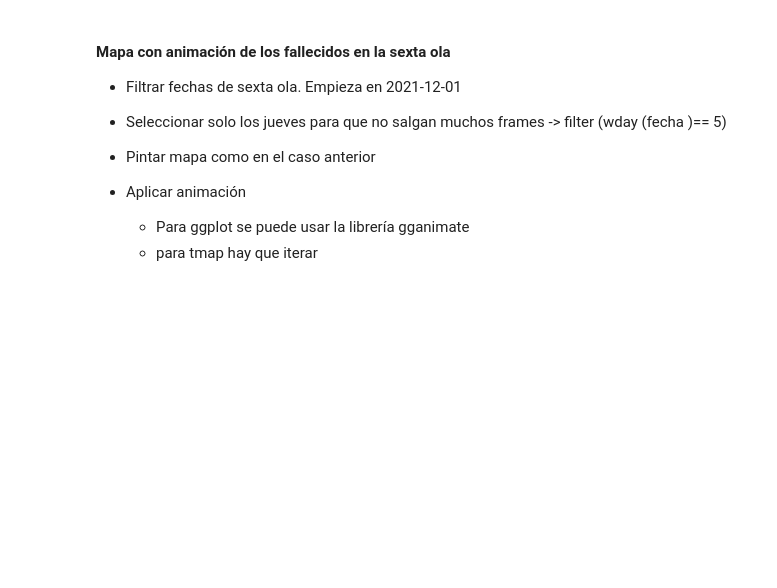
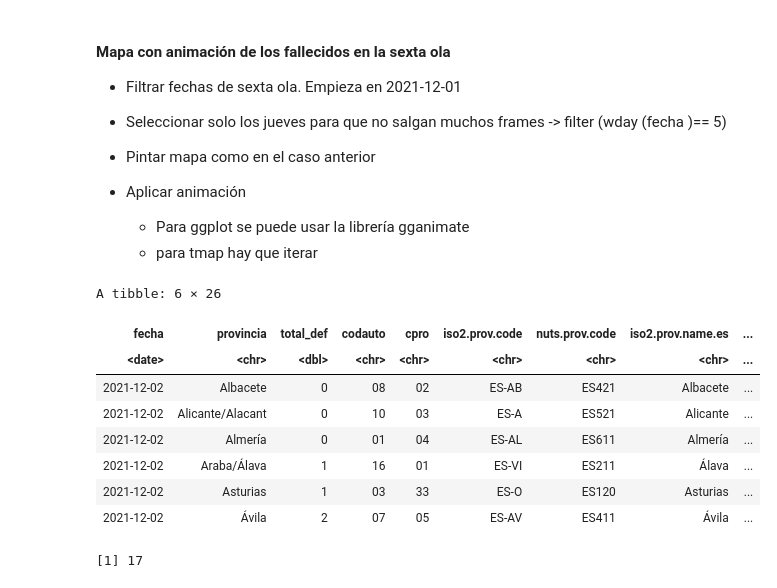
Before and after one commit to Atuneros/trabajos, a Jupyter notebook: visualizacion/practica1.ipynb, the cells around one changed output. Saved outputs shown, nothing was run; the diff lists cells and outputs as text; code cells hidden in the pictures; blank space fills up the shorter version.

```diff
--- a/visualizacion/practica1.ipynb
+++ b/visualizacion/practica1.ipynb
@@ -856,3 +842,56 @@ if (!"gganimate" %in% installed.packages()) {install.packages("gganimate")} # Pa
 if (!"gifski" %in% installed.packages()) {install.packages("gifski")}
 library (gganimate)
 library(gifski)
+# %%
+df8 <- covid_provincias_poblacion %>%
+       group_by(fecha,provincia) %>%
+       summarise(total_def = (sum (num_def)), # convertimos  a tasa por 1 millon para comparar provincias
+       .groups ="drop") %>%
+        distinct(fecha,provincia,total_def) %>%
+        filter(fecha >= "2021-12-01" & wday(fecha) == 5)
+
+if (!"mapSpain" %in% installed.packages()) {install.packages("mapSpain")}
+library(mapSpain)
+mapSpain_sf <- esp_get_prov_siane()
+
+df8 <- left_join  (df8,mapSpain_sf, by = c("provincia" = "ine.prov.name"))
+# %%
+head(df8)
+# %% [output]
+A tibble: 6 × 26
+| fecha | provincia | total_def | codauto | cpro | iso2.prov.code | nuts.prov.code | iso2.prov.name.es | ... |
+| <date> | <chr> | <dbl> | <chr> | <chr> | <chr> | <chr> | <chr> | ... |
+| 2021-12-02 | Albacete | 0 | 08 | 02 | ES-AB | ES421 | Albacete | ... |
+| 2021-12-02 | Alicante/Alacant | 0 | 10 | 03 | ES-A | ES521 | Alicante | ... |
+| 2021-12-02 | Almería | 0 | 01 | 04 | ES-AL | ES611 | Almería | ... |
+| 2021-12-02 | Araba/Álava | 1 | 16 | 01 | ES-VI | ES211 | Álava | ... |
+| 2021-12-02 | Asturias | 1 | 03 | 33 | ES-O | ES120 | Asturias | ... |
+| 2021-12-02 | Ávila | 2 | 07 | 05 | ES-AV | ES411 | Ávila | ... |
+# %%
+if (!"gganimate" %in% installed.packages()) {install.packages("gganimate")} # transformar datos
+library(gganimate)
+if (!"gifski" %in% installed.packages()) {install.packages("gifski")}
+library(gifski)
+
+num_frames <- length(unique(df8$fecha))
+
+print (num_frames)
+p <-
+  ggplot(data = df8) +
+     geom_sf(aes(geometry = geometry, fill = total_def), color ="#6C96A6") +
+     geom_sf_text(aes(label = total_def, geometry = geometry), fun.geometry = st_centroid) +
+    scale_fill_gradient (low = "#E1F9FB",high = "#1882AD",
+                        guide = guide_legend()) +
+    labs(title = paste ("Fallecidos covid: {format(frame_time)}"),
+    fill ="Fallecidos") +
+    theme_map() +
+    theme(plot.title=element_text(size='14',face="bold"),
+          legend.title = element_text(size=11),
+          legend.text = element_text(size=10),
+          legend.position = "right")
+
+anim <-p + transition_time(fecha)
+animate(anim,nframes=num_frames*2,fps = 1, start_pause = 1, end_pause = 20, renderer = gifski_renderer())
+anim_save("covid_animate.gif")
+# %% [output]
+[1] 17
```
Also changed, not shown: parts of 6 cells of this notebook, 17 other files.
